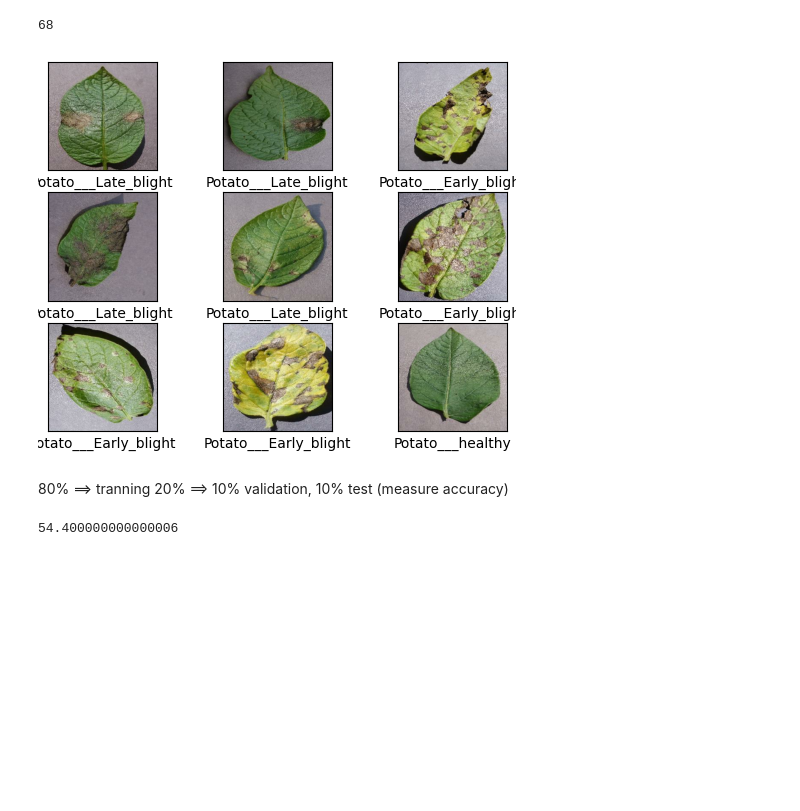
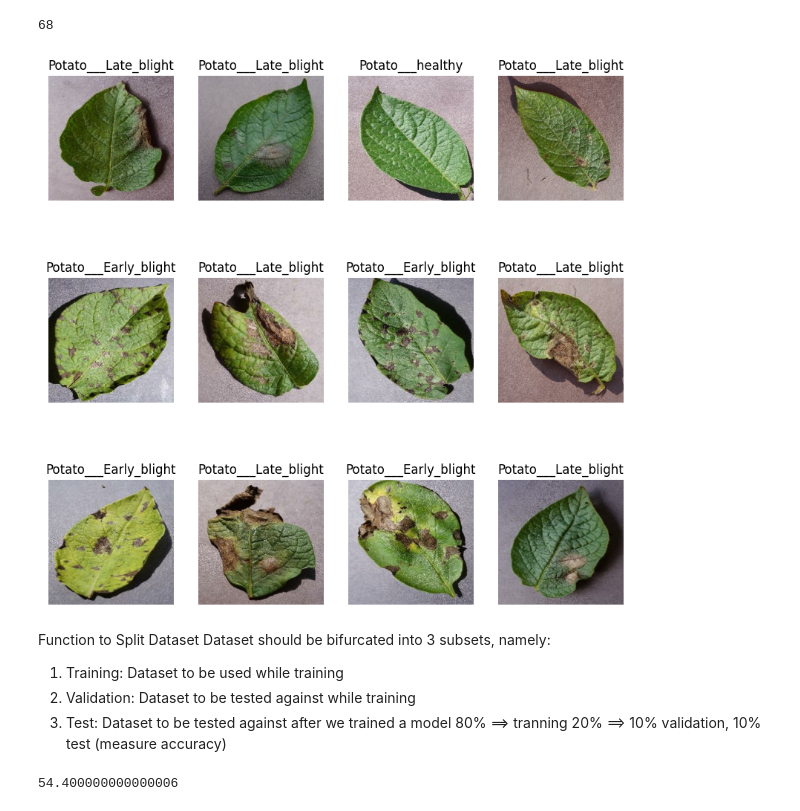
Before and after one commit to WimukthiMadushan/Deep-learning-project-Potato-Disease-Classification-Using-CNN, a Jupyter notebook: Model/Model.ipynb, the cells around one changed output. Saved outputs shown, nothing was run; the diff lists cells and outputs as text; code cells hidden in the pictures; blank space fills up the shorter version.

Commit message:
complete build model

```diff
--- a/Model/Model.ipynb
+++ b/Model/Model.ipynb
@@ -26,18 +26,23 @@ len(dataset)
 # %% [output]
 68
 # %%
+plt.figure(figsize=(10, 10))
 for image_batch, labels_batch in dataset.take(1):
-    for i in range(9):
-        plt.subplot(3, 3, i + 1)
-        plt.xticks([])
-        plt.yticks([])
-        plt.grid(False)
+    for i in range(12):
+        plt.subplot(3, 4, i + 1)
         plt.imshow(image_batch[i].numpy().astype("uint8"))
+        plt.title(class_names[labels_batch[i]])
         plt.xlabel(class_names[labels_batch[i]])
+        plt.axis("off")
     plt.show()
 # %% [output]
-[figure, old version]
+[figure, new version]
 # %% [markdown]
+Function to Split Dataset
+Dataset should be bifurcated into 3 subsets, namely:
+1. Training: Dataset to be used while training
+2. Validation: Dataset to be tested against while training
+3. Test: Dataset to be tested against after we trained a model
 80% ==> tranning
 20% ==> 10% validation, 10% test (measure accuracy)
 # %%
```
Also changed, not shown: parts of 29 cells of this notebook, 1 other file.
